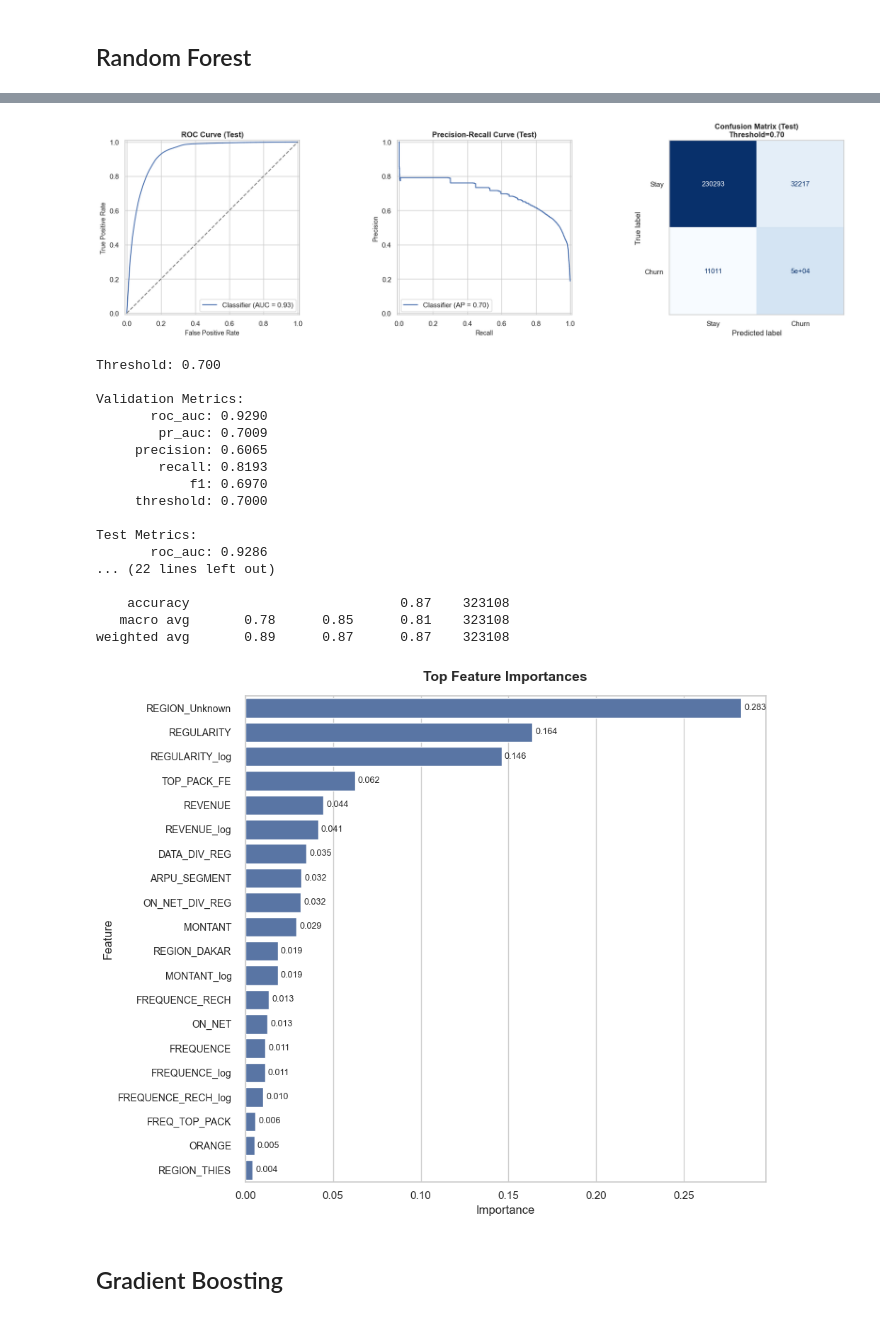
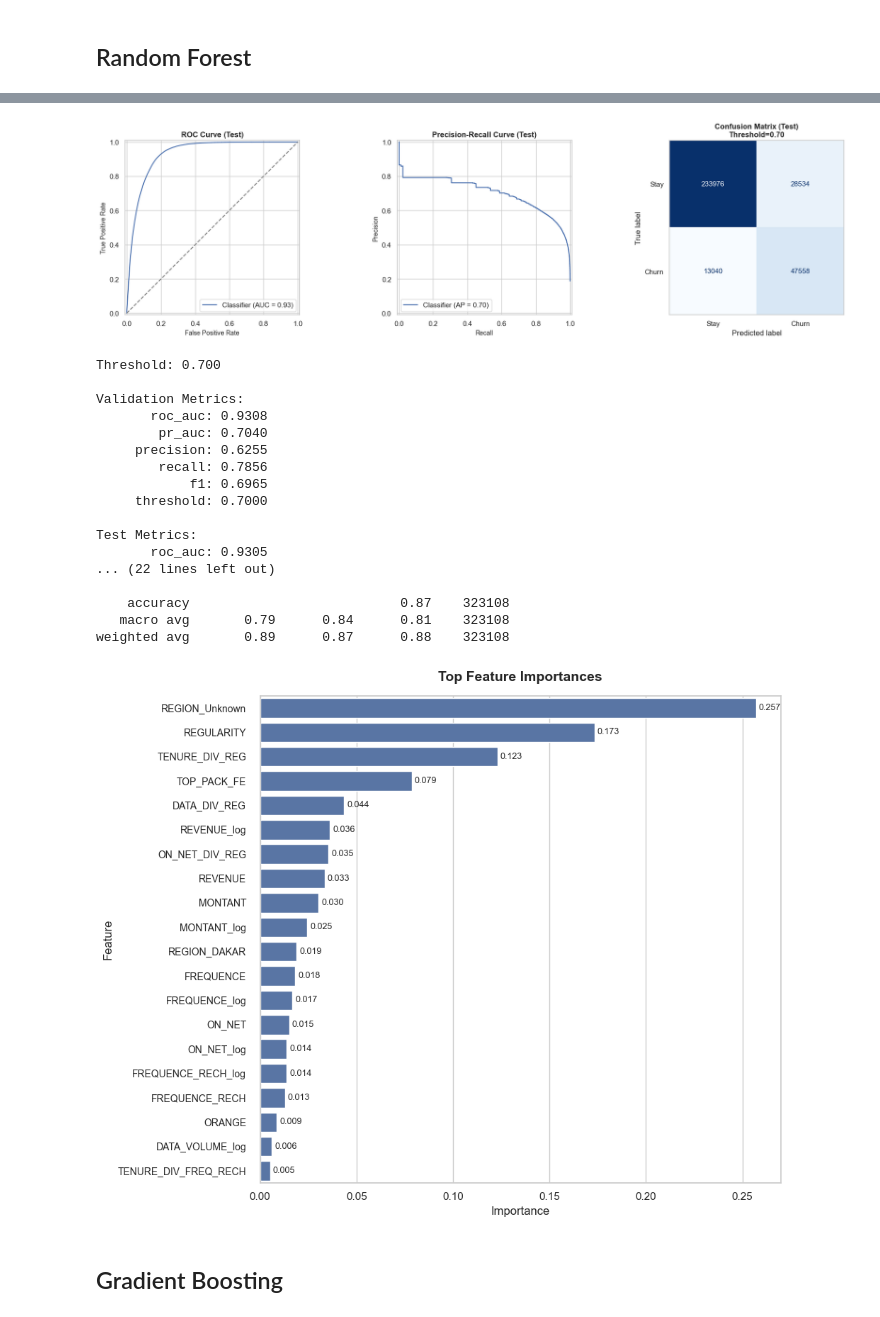
Before and after one commit to theraSara/AI7101-Project, a Jupyter notebook: notebooks/03_data-evaluation.ipynb, the cells around one changed output, grey strips where cells are left out. Drawn from its saved outputs; the diff is of its cells as text; code cells hidden in the pictures.

Commit message:
Added the output evaluation figures and LR experiments script

```diff
--- a/notebooks/03_data-evaluation.ipynb
+++ b/notebooks/03_data-evaluation.ipynb
@@ -19,21 +21,37 @@ SEED = 42
 set_seed(SEED)
 set_eval_theme()
 # %%
-MODEL_PATH = r"C:\Users\PC\OneDrive\Documents\uni\AI7101-Project\models"
+TRAIN_CSV = r"C:\Users\PC\OneDrive\Documents\uni\AI7101-Project\data\processed\train_processed.csv"
 VAL_CSV = r"C:\Users\PC\OneDrive\Documents\uni\AI7101-Project\data\processed\val_processed.csv"
 TEST_CSV = r"C:\Users\PC\OneDrive\Documents\uni\AI7101-Project\data\processed\test_processed.csv"
 TARGET = "CHURN"
 # %%
 val_df = pd.read_csv(VAL_CSV)
 test_df = pd.read_csv(TEST_CSV)
+train_df = pd.read_csv(TRAIN_CSV)
 
 X_val, y_val = val_df.drop(columns=["CHURN"]), val_df[TARGET].astype(int)
 X_test, y_test = test_df.drop(columns=["CHURN"]), test_df[TARGET].astype(int)
+X_train, t_train = train_df.drop(columns=["CHURN"]), train_df[TARGET].astype(int)
 # %% [markdown]
 ## Logistic Regression
 # %%
-model_path = r"C:\path\to\logistic_regression_model.joblib"
-res_lr = evaluate_model(model_path, X_val, y_val, X_test, y_test, threshold="f1")
+model_path = r"C:\Users\PC\OneDrive\Documents\uni\AI7101-Project\models\logistic_regression\model_files\lr_filter_selectk.joblib"
+
+lr_bundle = joblib.load(r"C:\Users\PC\OneDrive\Documents\uni\AI7101-Project\models\logistic_regression\model_files\lr_filter_selectk.joblib")
+feat_list = lr_bundle["features"]
+
+X_train = X_train.reindex(columns=feat_list, fill_value=0)
+X_val   = X_val.reindex(columns=feat_list,   fill_value=0)
+X_test  = X_test.reindex(columns=feat_list,  fill_value=0)
+
+scaler = StandardScaler(with_mean=True, with_std=True)
+scaler.fit(X_train)
+
+X_val_scaled  = pd.DataFrame(scaler.transform(X_val),  columns=feat_list, index=X_val.index)
+X_test_scaled = pd.DataFrame(scaler.transform(X_test), columns=feat_list, index=X_test.index)
+
+res_lr = evaluate_model(model_path, X_val_scaled, y_val, X_test_scaled, y_test, threshold="f1")
 
 print(f"Threshold: {res_lr['threshold']:.3f}\n")
 print("Validation Metrics:")
@@ -57,7 +96,7 @@ if res_lr["importances"] is not None:
 # %% [markdown]
 ## Random Forest
 # %%
-model_path = r"C:\Users\PC\OneDrive\Documents\uni\AI7101-Project\models\random_forest_model.joblib"
+model_path = r"C:\Users\PC\OneDrive\Documents\uni\AI7101-Project\models\random_forest\model_files\rf_fixed.joblib"
 res_rf = evaluate_model(model_path, X_val, y_val, X_test, y_test, threshold="f1")
 
 print(f"Threshold: {res_rf['threshold']:.3f}\n")
@@ -65,42 +104,42 @@ print("Validation Metrics:")
 for k, v in res_rf["val_metrics"].items():
     if isinstance(v, float):
         print(f"  {k:>12}: {v:.4f}")
 
 print("\nTest Metrics:")
 for k, v in res_rf["test_metrics"].items():
     if isinstance(v, float):
         print(f"  {k:>12}: {v:.4f}")
 
 print("\n--- Classification Report (Validation) ---")
 print(res_rf["val_report"])
 
 print("\n--- Classification Report (Test) ---")
 print(res_rf["test_report"])
 
 # feature importance graph
 if res_rf["importances"] is not None:
     imp_rf = get_feature_importance(res_rf["model"], res_rf["features"], plot=True, top=20)
 # %% [output]
 [figure]
 [figure]
 Threshold: 0.700
 
 Validation Metrics:
-       roc_auc: 0.9290
-        pr_auc: 0.7009
-     precision: 0.6065
-        recall: 0.8193
-            f1: 0.6970
+       roc_auc: 0.9308
+        pr_auc: 0.7040
+     precision: 0.6255
+        recall: 0.7856
+            f1: 0.6965
      threshold: 0.7000
 
 Test Metrics:
-       roc_auc: 0.9286
+       roc_auc: 0.9305
 ... (22 lines left out)
 
     accuracy                           0.87    323108
-   macro avg       0.78      0.85      0.81    323108
-weighted avg       0.89      0.87      0.87    323108
+   macro avg       0.79      0.84      0.81    323108
+weighted avg       0.89      0.87      0.88    323108
-[figure, old version]
+[figure, new version]
 # %% [markdown]
 ## Gradient Boosting
 # %%
```
Also changed, not shown: parts of 5 cells of this notebook, 16 other files.
